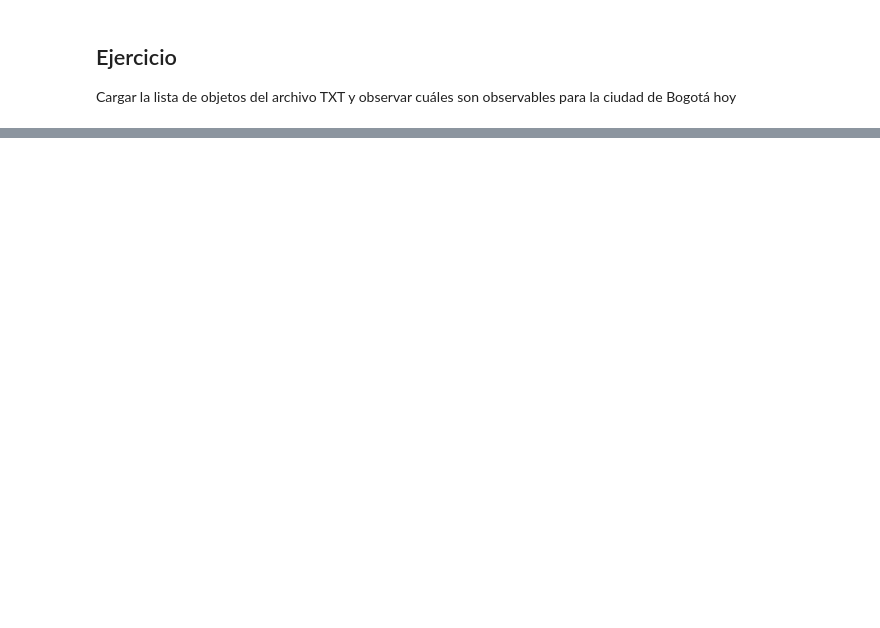
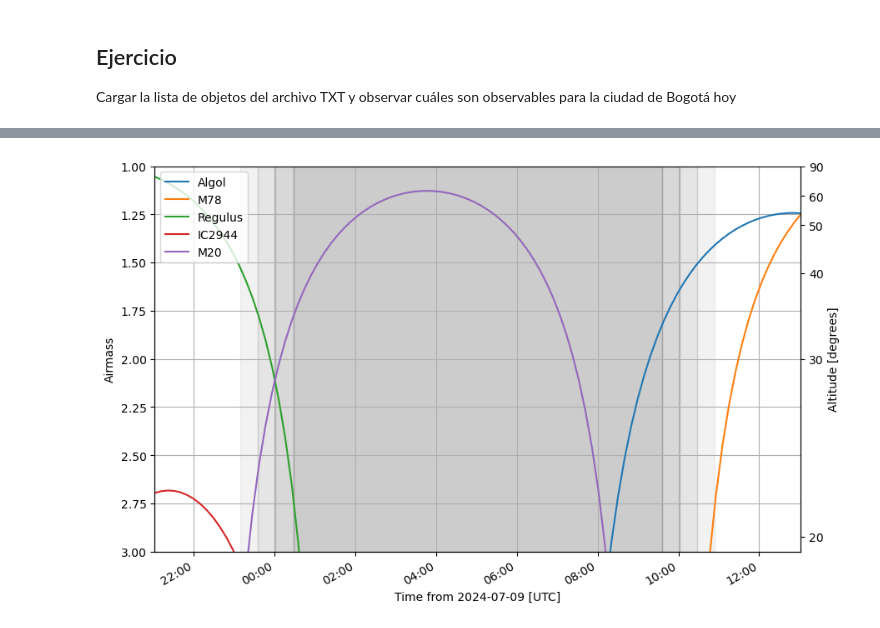
Before and after one commit to lsperezm/Astronomy, a Jupyter notebook: AstronomiaComputacional/Clase1/C1_Intro.ipynb, the cells around one changed output, grey strips where cells are left out. Cells and saved outputs as stored; diff of their text form; code cells hidden in the pictures; blank space fills up the shorter version.

```diff
--- a/AstronomiaComputacional/Clase1/C1_Intro.ipynb
+++ b/AstronomiaComputacional/Clase1/C1_Intro.ipynb
@@ -1024,0 +1101,17 @@ t_observe = Time('2024-06-30 00:00:00') + np.linspace(-8.0, 8.0, 80)*u.hour
+# %%
+#trayendo los datos de los objetos desde un archivo txt
+table = ascii.read('targetlist.txt')
+
+targets = []
+
+for info in table:
+    coords = SkyCoord(ra=info['ra_degrees']*u.deg, dec=info['dec_degrees']*u.deg)
+    targets.append(FixedTarget(name=info['name'], coord=coords))
+# %%
+t_observe = midnight_bog + np.linspace(-8.0, 8.0, 100)*u.hour
+
+fig, ax = plt.subplots(figsize=(10, 6))
+plot_airmass(targets, obs_bogota, t_observe, ax=ax, brightness_shading=True, altitude_yaxis=True)
+ax.legend(loc=2)
+ax.grid()
+# %% [output]
@@ -1025 +1119,2 @@ t_observe = Time('2024-06-30 00:00:00') + np.linspace(-8.0, 8.0, 80)*u.hour
+[figure, added]
 # %%
```
Also changed, not shown: parts of 27 cells of this notebook, 1 other file.
